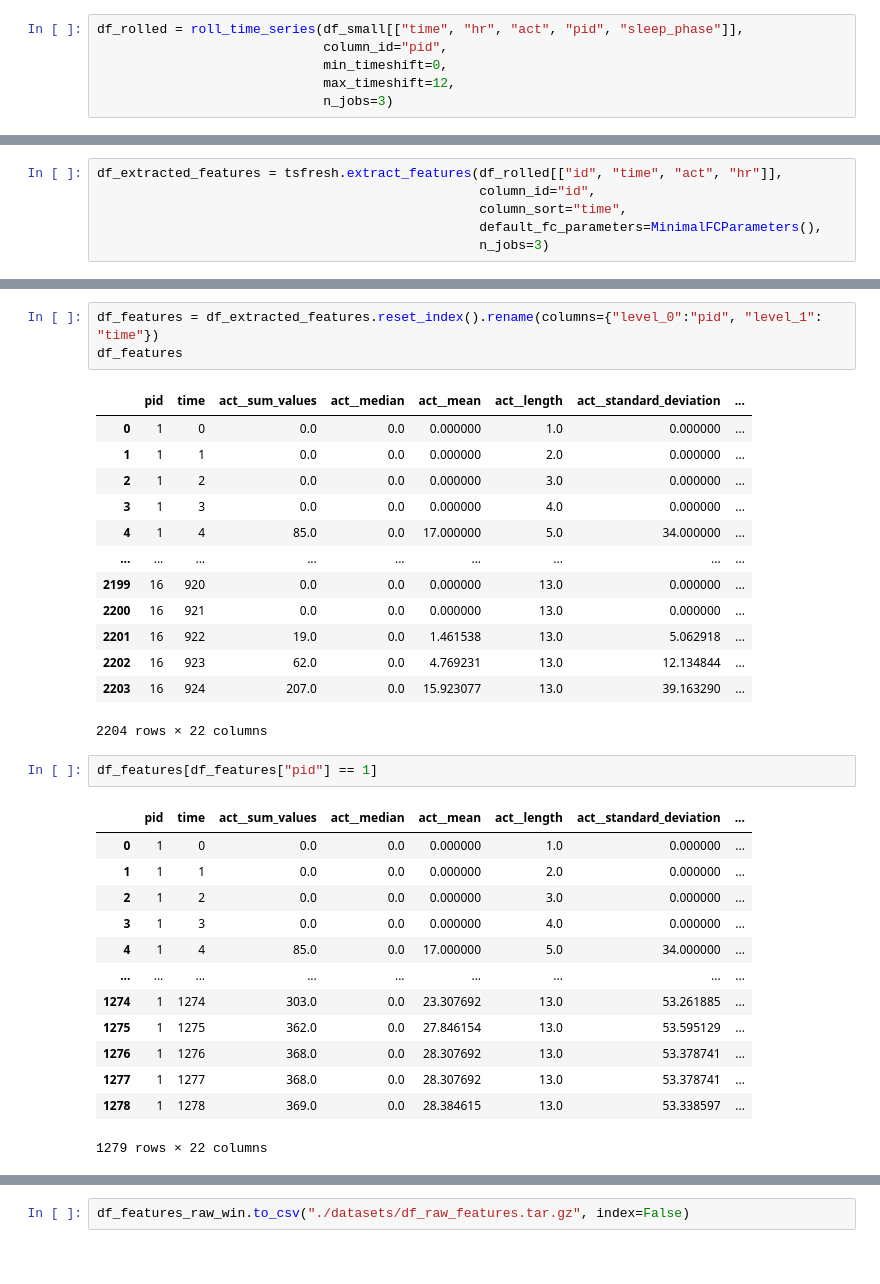
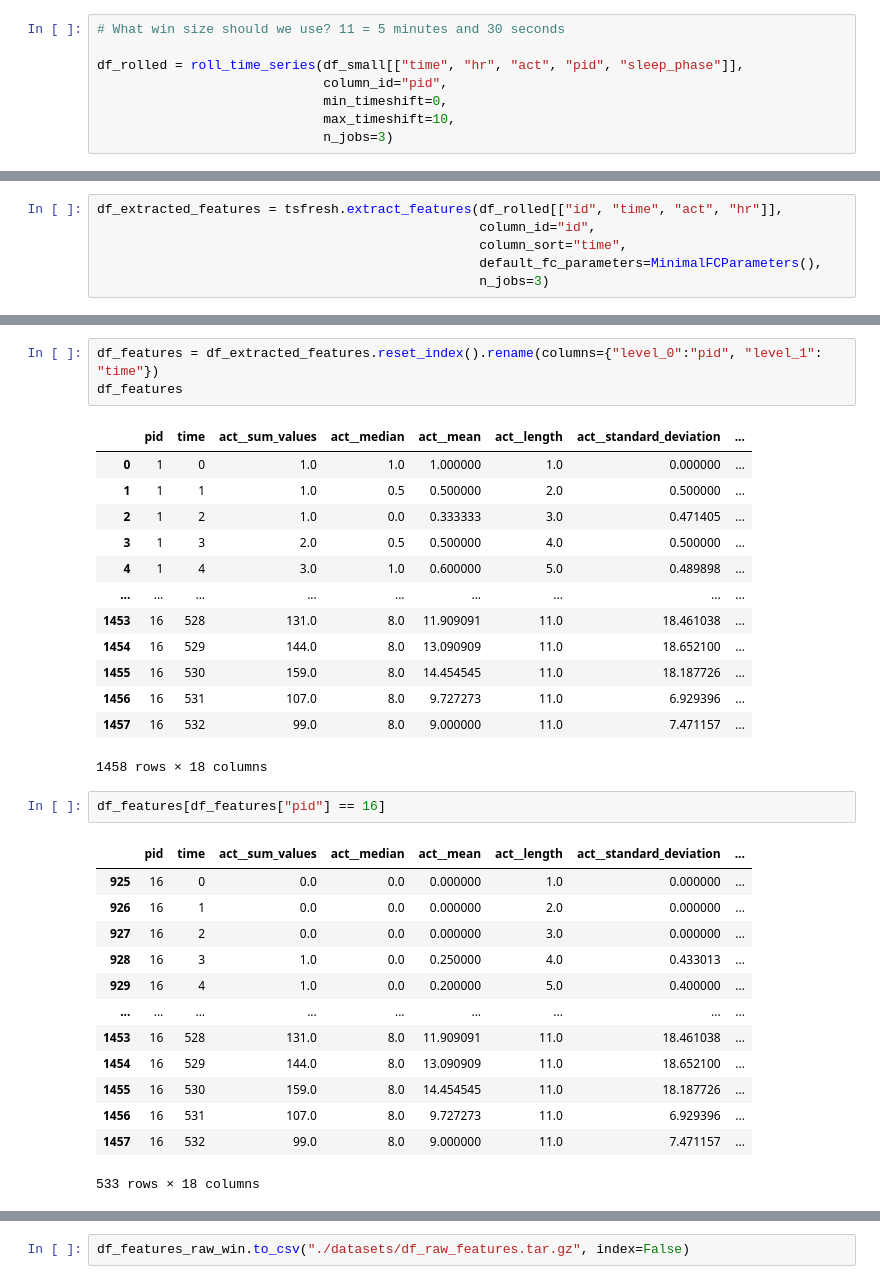
Before and after one commit to joaopalotti/rais_tutorial, a Jupyter notebook: 03_windowing_tsfresh.ipynb, the cells around one changed output, grey strips where cells are left out. Cells and saved outputs as stored; diff of their text form.

```diff
--- a/03_windowing_tsfresh.ipynb
+++ b/03_windowing_tsfresh.ipynb
@@ -90,8 +92,10 @@ df_rolled.head(15)
 # %%
+# What win size should we use? 11 = 5 minutes and 30 seconds
+
 df_rolled = roll_time_series(df_small[["time", "hr", "act", "pid", "sleep_phase"]],
                              column_id="pid",
                              min_timeshift=0,
-                             max_timeshift=12,
+                             max_timeshift=10,
                              n_jobs=3)
 # %% [output]
 A value is trying to be set on a copy of a slice from a DataFrame.
@@ -129,33 +142,33 @@ df_features = df_extracted_features.reset_index().rename(columns={"level_0":"pid
 df_features
 # %% [output]
 |  | pid | time | act__sum_values | act__median | act__mean | act__length | act__standard_deviation | ... |
-| 0 | 1 | 0 | 0.0 | 0.0 | 0.000000 | 1.0 | 0.000000 | ... |
-| 1 | 1 | 1 | 0.0 | 0.0 | 0.000000 | 2.0 | 0.000000 | ... |
-| 2 | 1 | 2 | 0.0 | 0.0 | 0.000000 | 3.0 | 0.000000 | ... |
-| 3 | 1 | 3 | 0.0 | 0.0 | 0.000000 | 4.0 | 0.000000 | ... |
-| 4 | 1 | 4 | 85.0 | 0.0 | 17.000000 | 5.0 | 34.000000 | ... |
+| 0 | 1 | 0 | 1.0 | 1.0 | 1.000000 | 1.0 | 0.000000 | ... |
+| 1 | 1 | 1 | 1.0 | 0.5 | 0.500000 | 2.0 | 0.500000 | ... |
+| 2 | 1 | 2 | 1.0 | 0.0 | 0.333333 | 3.0 | 0.471405 | ... |
+| 3 | 1 | 3 | 2.0 | 0.5 | 0.500000 | 4.0 | 0.500000 | ... |
+| 4 | 1 | 4 | 3.0 | 1.0 | 0.600000 | 5.0 | 0.489898 | ... |
 | ... | ... | ... | ... | ... | ... | ... | ... | ... |
-| 2199 | 16 | 920 | 0.0 | 0.0 | 0.000000 | 13.0 | 0.000000 | ... |
-| 2200 | 16 | 921 | 0.0 | 0.0 | 0.000000 | 13.0 | 0.000000 | ... |
-| 2201 | 16 | 922 | 19.0 | 0.0 | 1.461538 | 13.0 | 5.062918 | ... |
-| 2202 | 16 | 923 | 62.0 | 0.0 | 4.769231 | 13.0 | 12.134844 | ... |
-| 2203 | 16 | 924 | 207.0 | 0.0 | 15.923077 | 13.0 | 39.163290 | ... |
+| 1453 | 16 | 528 | 131.0 | 8.0 | 11.909091 | 11.0 | 18.461038 | ... |
+| 1454 | 16 | 529 | 144.0 | 8.0 | 13.090909 | 11.0 | 18.652100 | ... |
+| 1455 | 16 | 530 | 159.0 | 8.0 | 14.454545 | 11.0 | 18.187726 | ... |
+| 1456 | 16 | 531 | 107.0 | 8.0 | 9.727273 | 11.0 | 6.929396 | ... |
+| 1457 | 16 | 532 | 99.0 | 8.0 | 9.000000 | 11.0 | 7.471157 | ... |
-2204 rows × 22 columns
+1458 rows × 18 columns
 # %%
-df_features[df_features["pid"] == 1]
+df_features[df_features["pid"] == 16]
 # %% [output]
 |  | pid | time | act__sum_values | act__median | act__mean | act__length | act__standard_deviation | ... |
-| 0 | 1 | 0 | 0.0 | 0.0 | 0.000000 | 1.0 | 0.000000 | ... |
-| 1 | 1 | 1 | 0.0 | 0.0 | 0.000000 | 2.0 | 0.000000 | ... |
-| 2 | 1 | 2 | 0.0 | 0.0 | 0.000000 | 3.0 | 0.000000 | ... |
-| 3 | 1 | 3 | 0.0 | 0.0 | 0.000000 | 4.0 | 0.000000 | ... |
-| 4 | 1 | 4 | 85.0 | 0.0 | 17.000000 | 5.0 | 34.000000 | ... |
+| 925 | 16 | 0 | 0.0 | 0.0 | 0.000000 | 1.0 | 0.000000 | ... |
+| 926 | 16 | 1 | 0.0 | 0.0 | 0.000000 | 2.0 | 0.000000 | ... |
+| 927 | 16 | 2 | 0.0 | 0.0 | 0.000000 | 3.0 | 0.000000 | ... |
+| 928 | 16 | 3 | 1.0 | 0.0 | 0.250000 | 4.0 | 0.433013 | ... |
+| 929 | 16 | 4 | 1.0 | 0.0 | 0.200000 | 5.0 | 0.400000 | ... |
 | ... | ... | ... | ... | ... | ... | ... | ... | ... |
-| 1274 | 1 | 1274 | 303.0 | 0.0 | 23.307692 | 13.0 | 53.261885 | ... |
-| 1275 | 1 | 1275 | 362.0 | 0.0 | 27.846154 | 13.0 | 53.595129 | ... |
-| 1276 | 1 | 1276 | 368.0 | 0.0 | 28.307692 | 13.0 | 53.378741 | ... |
-| 1277 | 1 | 1277 | 368.0 | 0.0 | 28.307692 | 13.0 | 53.378741 | ... |
-| 1278 | 1 | 1278 | 369.0 | 0.0 | 28.384615 | 13.0 | 53.338597 | ... |
+| 1453 | 16 | 528 | 131.0 | 8.0 | 11.909091 | 11.0 | 18.461038 | ... |
+| 1454 | 16 | 529 | 144.0 | 8.0 | 13.090909 | 11.0 | 18.652100 | ... |
+| 1455 | 16 | 530 | 159.0 | 8.0 | 14.454545 | 11.0 | 18.187726 | ... |
+| 1456 | 16 | 531 | 107.0 | 8.0 | 9.727273 | 11.0 | 6.929396 | ... |
+| 1457 | 16 | 532 | 99.0 | 8.0 | 9.000000 | 11.0 | 7.471157 | ... |
-1279 rows × 22 columns
+533 rows × 18 columns
 # %%
 # Do we have the same number of rows?
```
Also changed, not shown: parts of 46 cells of this notebook, 8 other files.
